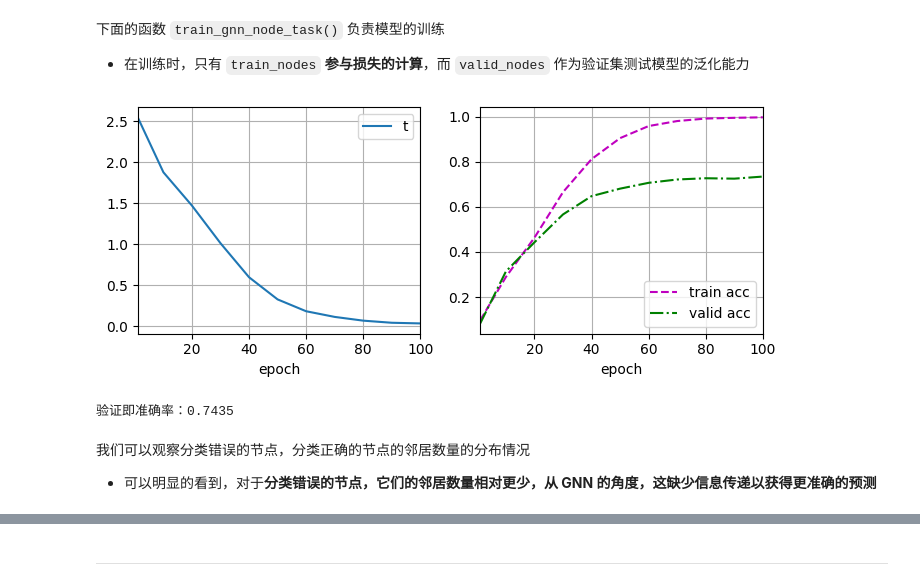
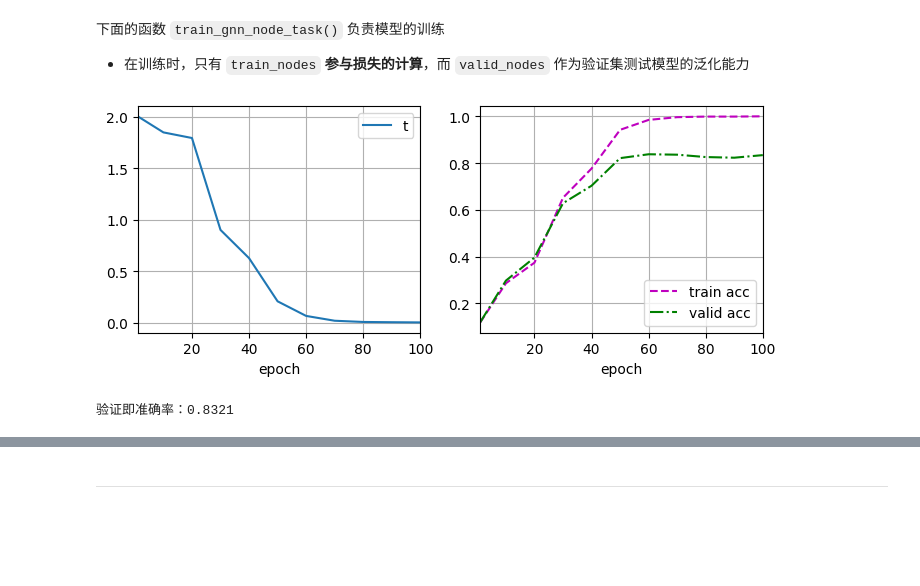
Before and after one commit to ZPZhou-lab/DeepLearning-Tensorflow, a Jupyter notebook: Chap8-图神经网络GNN/C8.2-图神经网络GNN-理解图算子.ipynb, the cells around one changed output, grey strips where cells are left out. Saved outputs shown, nothing was run; the diff lists cells and outputs as text; code cells hidden in the pictures; blank space fills up the shorter version.

```diff
--- a/Chap8-图神经网络GNN/C8.2-图神经网络GNN-理解图算子.ipynb
+++ b/Chap8-图神经网络GNN/C8.2-图神经网络GNN-理解图算子.ipynb
@@ -624,7 +677,7 @@ $$
 我们下面以 `Cora` **数据集的节点分类任务**为例，建立我们的第一个 GNN 模型
 # %%
 graph, node_labels, train_nodes, valid_nodes, class_map =\
-    ch8.load_cora_nodetask_data(path="../source/data/graph/cora/", num_neighbors=25, test_size=0.2)
+    ch8.load_cora_nodetask_data(path="../source/data/graph/cora/", num_neighbors=25, test_size=0.4)
 print("节点数量：", graph["vertex_feat"].shape[0])
 # %% [output]
 节点数量： 2708
@@ -647,18 +700,18 @@ print("节点数量：", graph["vertex_feat"].shape[0])
 * 最后使用一个多层感知器构造下游节点分类任务的分类器，输出维度等于节点类别数量
 # %%
 class GCNModel(tf.keras.Model):
-    def __init__(self, num_hidddens : int, num_classes : int, num_layers : int, dropout : float=0.25, *args, **kwargs):
+    def __init__(self, num_hiddens : int, num_classes : int, num_layers : int, dropout : float=0.25, *args, **kwargs):
         super(GCNModel, self).__init__(*args, **kwargs)
-        self.num_hidddens = num_hidddens
+        self.num_hiddens = num_hiddens
         # 创建节点特征的嵌入层
-        self.node_embed = tf.keras.layers.Dense(num_hidddens, use_bias=False)
+        self.node_embed = tf.keras.layers.Dense(num_hiddens, use_bias=False)
 
         # 创建多层 GCN 层
-        self.gcn_layers = [ch8.GCNLayer(num_hidddens) for _ in range(num_layers)]
+        self.gcn_layers = [ch8.GCNLayer(num_hiddens) for _ in range(num_layers)]
 
         # 创建分类器
         self.classifier = tf.keras.models.Sequential([
-            tf.keras.layers.Dense(num_hidddens, activation="sigmoid"),
+            tf.keras.layers.Dense(num_hiddens, activation="relu"),
             tf.keras.layers.Dropout(dropout),
             tf.keras.layers.Dense(num_classes, activation="softmax") # 转换为概率分布
         ])
@@ -680,7 +733,7 @@ class GCNModel(tf.keras.Model):
         node_probs = self.classifier(graph["vertex_feat"], **kwargs)
         return node_probs
 # %%
-model = GCNModel(num_hidddens=32, num_classes=len(class_map), num_layers=1)
+model = GCNModel(num_hiddens=32, num_classes=len(class_map), num_layers=1)
 probs = model(graph)
 print("预测的概率形状：", probs.shape)
 # %% [output]
@@ -719,10 +772,10 @@ def train_gnn_node_task(model, graph, node_labels, train_nodes, valid_nodes, epo
 
     return model
 # %%
-model = GCNModel(num_hidddens=64, num_classes=len(class_map), num_layers=1, dropout=0.5)
+model = GCNModel(num_hiddens=64, num_classes=len(class_map), num_layers=2, dropout=0.25)
 model = train_gnn_node_task(model, graph, node_labels, train_nodes, valid_nodes, epochs=100, lr=0.01, verbose=10)
 # %% [output]
-[figure, old version]
+[figure, new version]
 # %%
 probs = model(graph)
 valid_labels = tf.gather(node_labels, valid_nodes).numpy()
@@ -730,7 +783,4 @@ valid_probs = tf.gather(probs, valid_nodes).numpy()
 valid_acc = tf.keras.metrics.sparse_categorical_accuracy(valid_labels, valid_probs)
 print("验证即准确率：%.4f" % valid_acc.numpy().mean())
 # %% [output]
-验证即准确率：0.7435
+验证即准确率：0.8321
-# %% [markdown]
-我们可以观察分类错误的节点，分类正确的节点的邻居数量的分布情况
-* 可以明显的看到，对于**分类错误的节点，它们的邻居数量相对更少，从 GNN 的角度，这缺少信息传递以获得更准确的预测**
```
Also changed, not shown: parts of 12 cells of this notebook, 2 other files.
